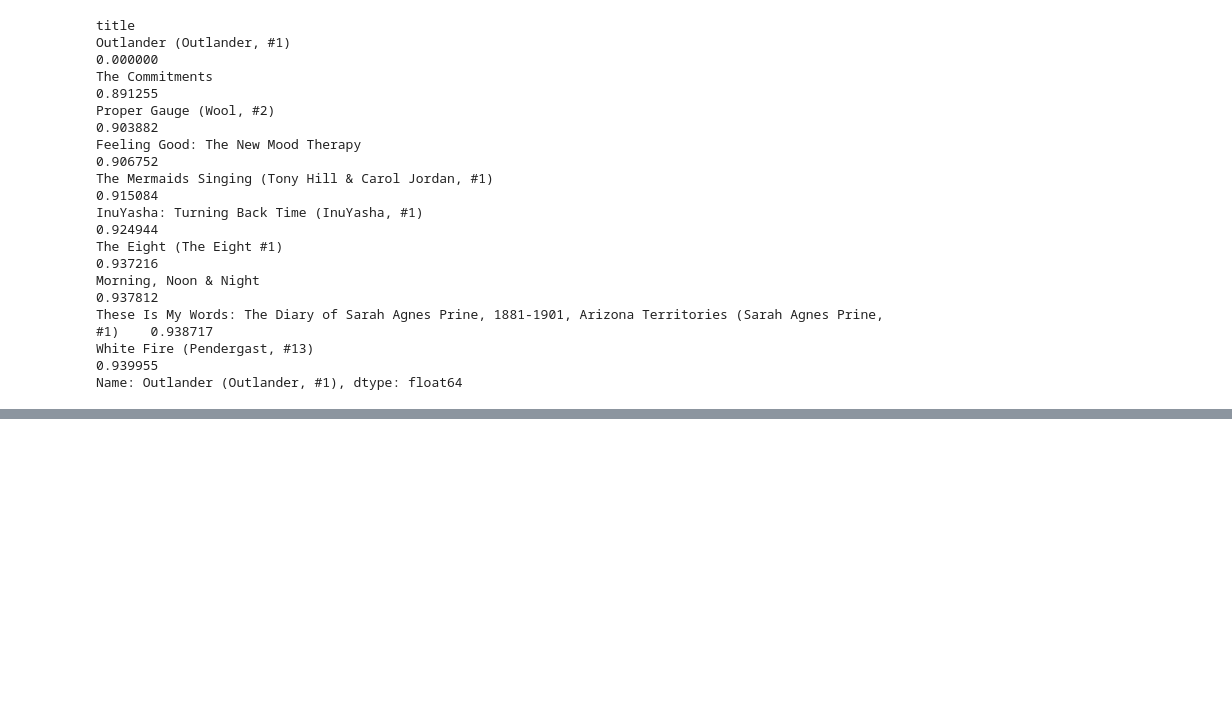
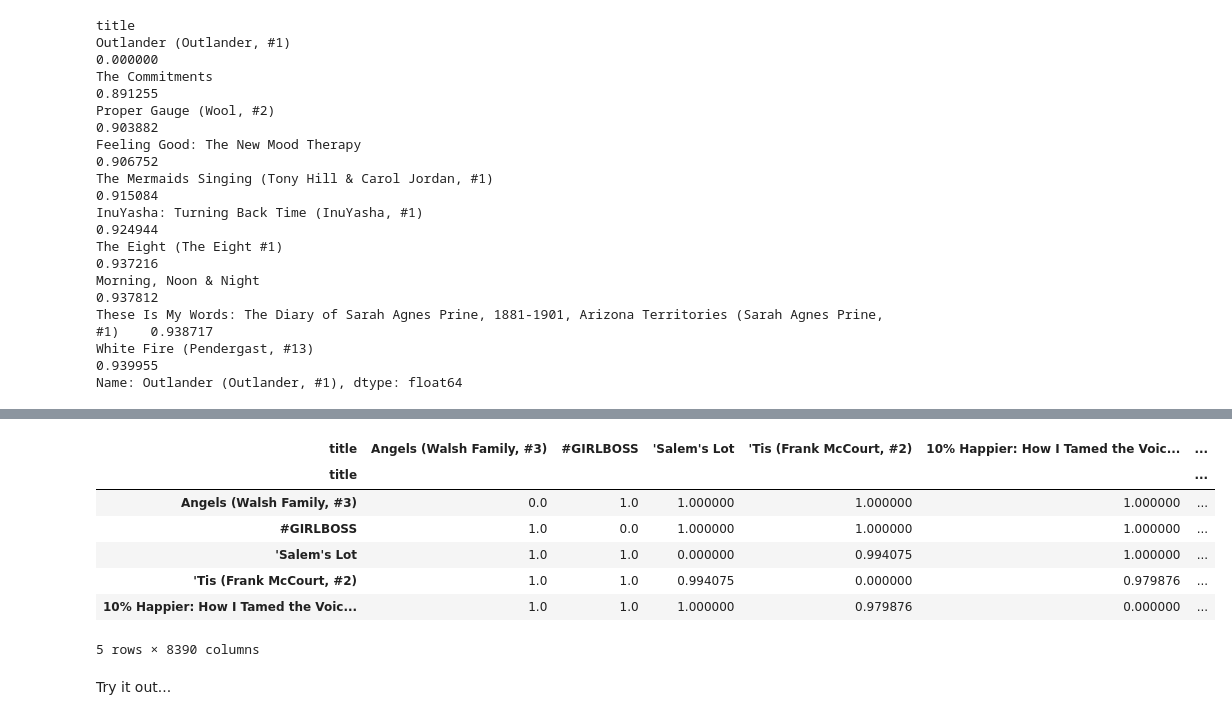
Before and after one commit to kier-johns/book_recommender_and_classifier, a Jupyter notebook: 03-Recommender.ipynb, the cells around one changed output, grey strips where cells are left out. Saved outputs shown, nothing was run; the diff lists cells and outputs as text; code cells hidden in the pictures; blank space fills up the shorter version.

```diff
--- a/03-Recommender.ipynb
+++ b/03-Recommender.ipynb
@@ -195,0 +248,3 @@ Name: Outlander (Outlander, #1), dtype: float64
+# %%
+titles = recommend_piv.index
+titles
@@ -195,0 +265,14 @@ Name: Outlander (Outlander, #1), dtype: float64
+# %%
+recommend_df = pd.DataFrame(distance, columns=titles, index=titles)
+recommend_df.head()
+# %% [output]
+| title | Angels (Walsh Family, #3) | #GIRLBOSS | 'Salem's Lot | 'Tis (Frank McCourt, #2) | 10% Happier: How I Tamed the Voic... | ... |
+| title |  |  |  |  |  | ... |
+| Angels (Walsh Family, #3) | 0.0 | 1.0 | 1.000000 | 1.000000 | 1.000000 | ... |
+| #GIRLBOSS | 1.0 | 0.0 | 1.000000 | 1.000000 | 1.000000 | ... |
+| 'Salem's Lot | 1.0 | 1.0 | 0.000000 | 0.994075 | 1.000000 | ... |
+| 'Tis (Frank McCourt, #2) | 1.0 | 1.0 | 0.994075 | 0.000000 | 0.979876 | ... |
+| 10% Happier: How I Tamed the Voic... | 1.0 | 1.0 | 1.000000 | 0.979876 | 0.000000 | ... |
+5 rows × 8390 columns
+# %% [markdown]
+Try it out...
```
Also changed, not shown: parts of 20 cells of this notebook, 3 other files.
